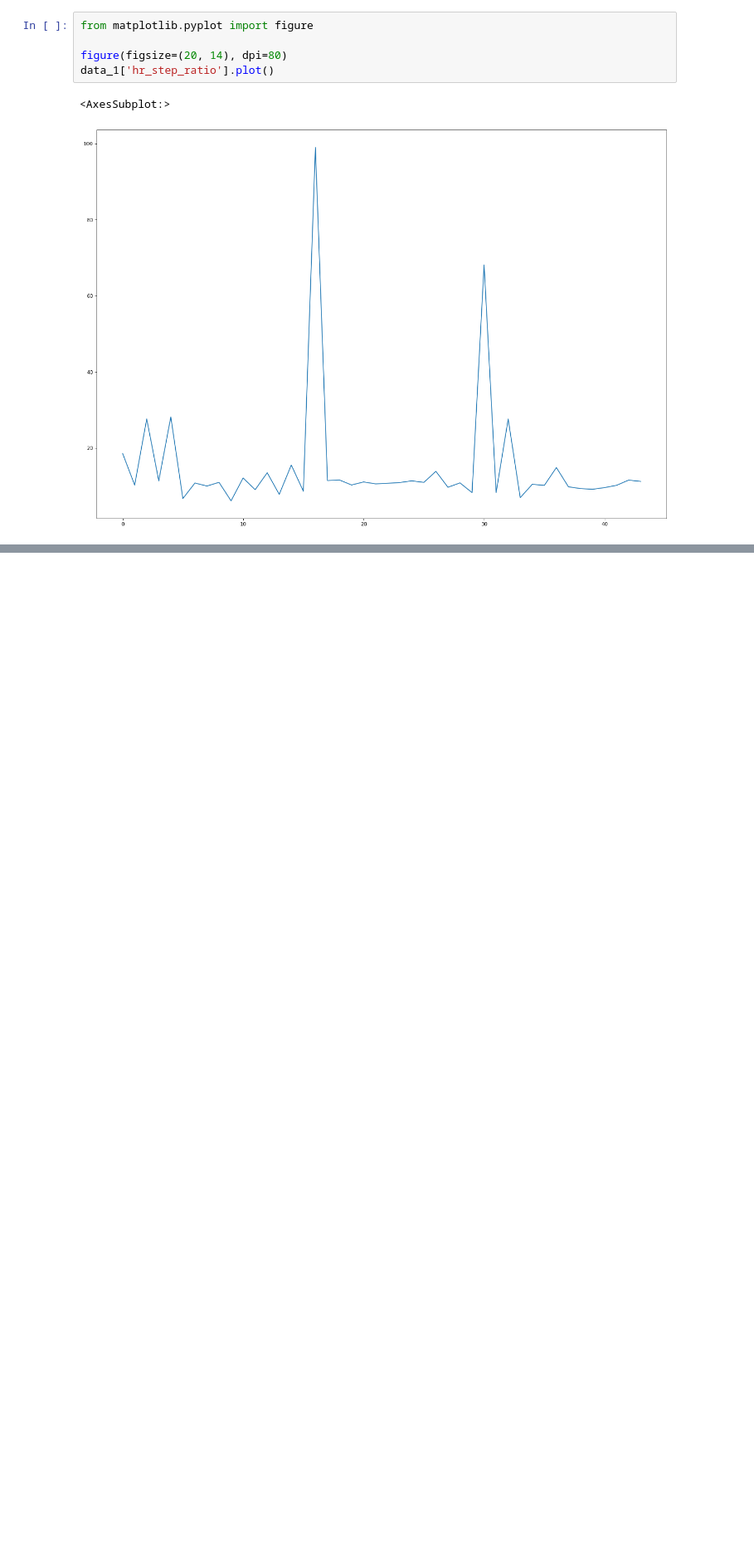
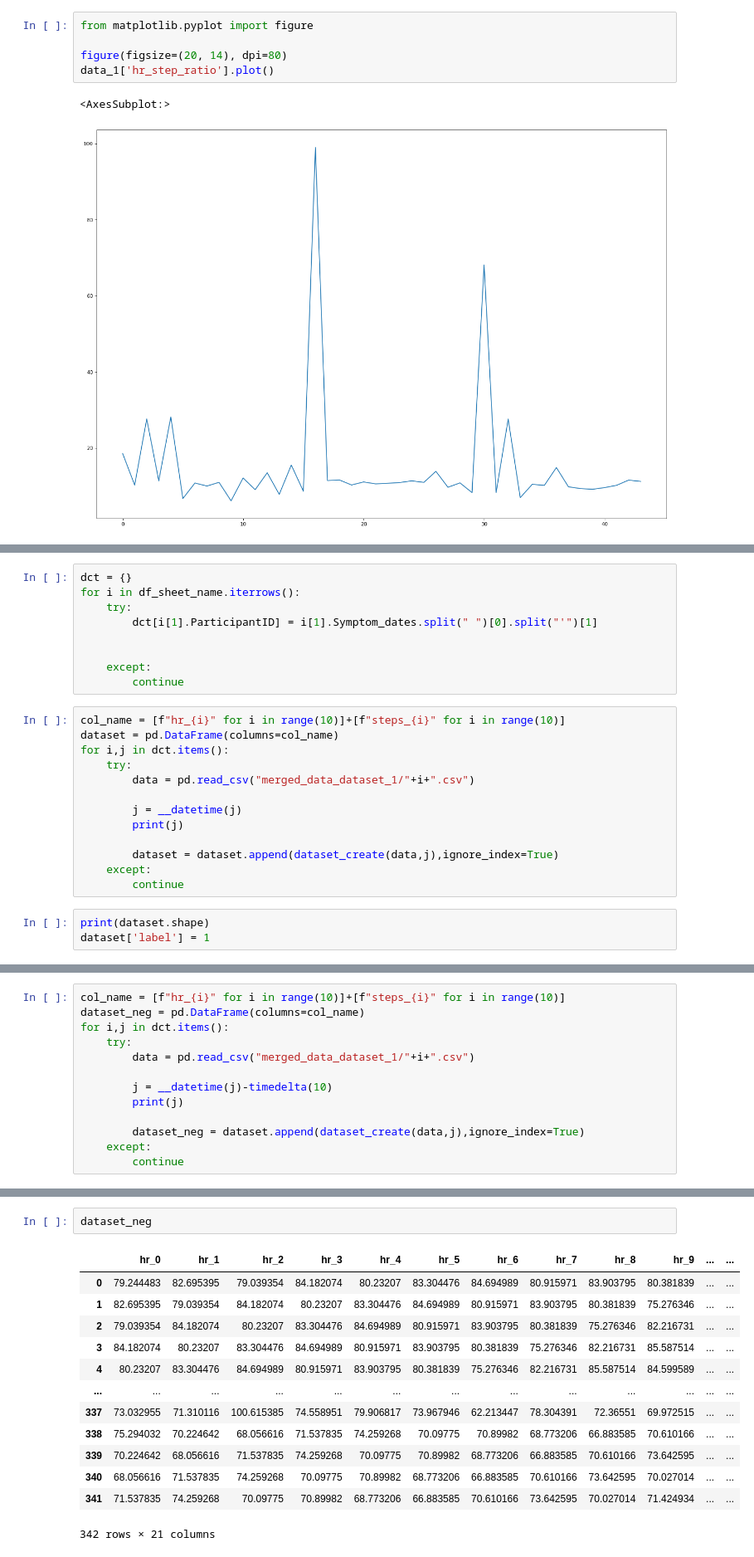
Before and after one commit to Heatdh/IterAsianAI, a Jupyter notebook: data_preprocessing_danish.ipynb, the cells around one changed output, grey strips where cells are left out. Shown at 83% size. Saved outputs shown, nothing was run; the diff lists cells and outputs as text; blank space fills up the shorter version.

Commit message:
Created dataset

```diff
--- a/data_preprocessing_danish.ipynb
+++ b/data_preprocessing_danish.ipynb
@@ -185,0 +253,25 @@ data_1
+# %%
+dct = {}
+for i in df_sheet_name.iterrows():
+    try:
+        dct[i[1].ParticipantID] = i[1].Symptom_dates.split(" ")[0].split("'")[1]
+
+
+    except:
+        continue
+# %%
+col_name = [f"hr_{i}" for i in range(10)]+[f"steps_{i}" for i in range(10)]
+dataset = pd.DataFrame(columns=col_name)
+for i,j in dct.items():
+    try:
+        data = pd.read_csv("merged_data_dataset_1/"+i+".csv")
+
+        j = __datetime(j)
+        print(j)
+
+        dataset = dataset.append(dataset_create(data,j),ignore_index=True)
+    except:
+        continue
+# %%
+print(dataset.shape)
+dataset['label'] = 1
@@ -185,0 +290,13 @@ data_1
+# %%
+col_name = [f"hr_{i}" for i in range(10)]+[f"steps_{i}" for i in range(10)]
+dataset_neg = pd.DataFrame(columns=col_name)
+for i,j in dct.items():
+    try:
+        data = pd.read_csv("merged_data_dataset_1/"+i+".csv")
+
+        j = __datetime(j)-timedelta(10)
+        print(j)
+
+        dataset_neg = dataset.append(dataset_create(data,j),ignore_index=True)
+    except:
+        continue
@@ -185,0 +331,16 @@ data_1
+# %%
+dataset_neg
+# %% [output]
+|  | hr_0 | hr_1 | hr_2 | hr_3 | hr_4 | hr_5 | hr_6 | hr_7 | hr_8 | hr_9 | ... | ... |
+| 0 | 79.244483 | 82.695395 | 79.039354 | 84.182074 | 80.23207 | 83.304476 | 84.694989 | 80.915971 | 83.903795 | 80.381839 | ... | ... |
+| 1 | 82.695395 | 79.039354 | 84.182074 | 80.23207 | 83.304476 | 84.694989 | 80.915971 | 83.903795 | 80.381839 | 75.276346 | ... | ... |
+| 2 | 79.039354 | 84.182074 | 80.23207 | 83.304476 | 84.694989 | 80.915971 | 83.903795 | 80.381839 | 75.276346 | 82.216731 | ... | ... |
+| 3 | 84.182074 | 80.23207 | 83.304476 | 84.694989 | 80.915971 | 83.903795 | 80.381839 | 75.276346 | 82.216731 | 85.587514 | ... | ... |
+| 4 | 80.23207 | 83.304476 | 84.694989 | 80.915971 | 83.903795 | 80.381839 | 75.276346 | 82.216731 | 85.587514 | 84.599589 | ... | ... |
+| ... | ... | ... | ... | ... | ... | ... | ... | ... | ... | ... | ... | ... |
+| 337 | 73.032955 | 71.310116 | 100.615385 | 74.558951 | 79.906817 | 73.967946 | 62.213447 | 78.304391 | 72.36551 | 69.972515 | ... | ... |
+| 338 | 75.294032 | 70.224642 | 68.056616 | 71.537835 | 74.259268 | 70.09775 | 70.89982 | 68.773206 | 66.883585 | 70.610166 | ... | ... |
+| 339 | 70.224642 | 68.056616 | 71.537835 | 74.259268 | 70.09775 | 70.89982 | 68.773206 | 66.883585 | 70.610166 | 73.642595 | ... | ... |
+| 340 | 68.056616 | 71.537835 | 74.259268 | 70.09775 | 70.89982 | 68.773206 | 66.883585 | 70.610166 | 73.642595 | 70.027014 | ... | ... |
+| 341 | 71.537835 | 74.259268 | 70.09775 | 70.89982 | 68.773206 | 66.883585 | 70.610166 | 73.642595 | 70.027014 | 71.424934 | ... | ... |
+342 rows × 21 columns
```
Also changed, not shown: parts of 16 cells of this notebook.
